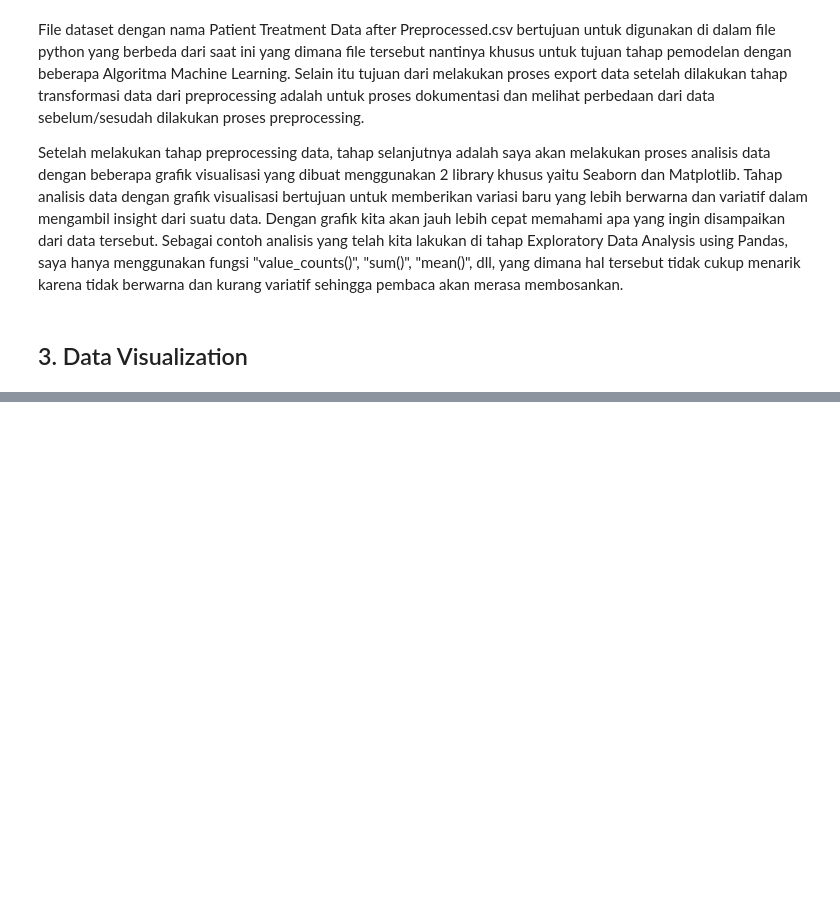
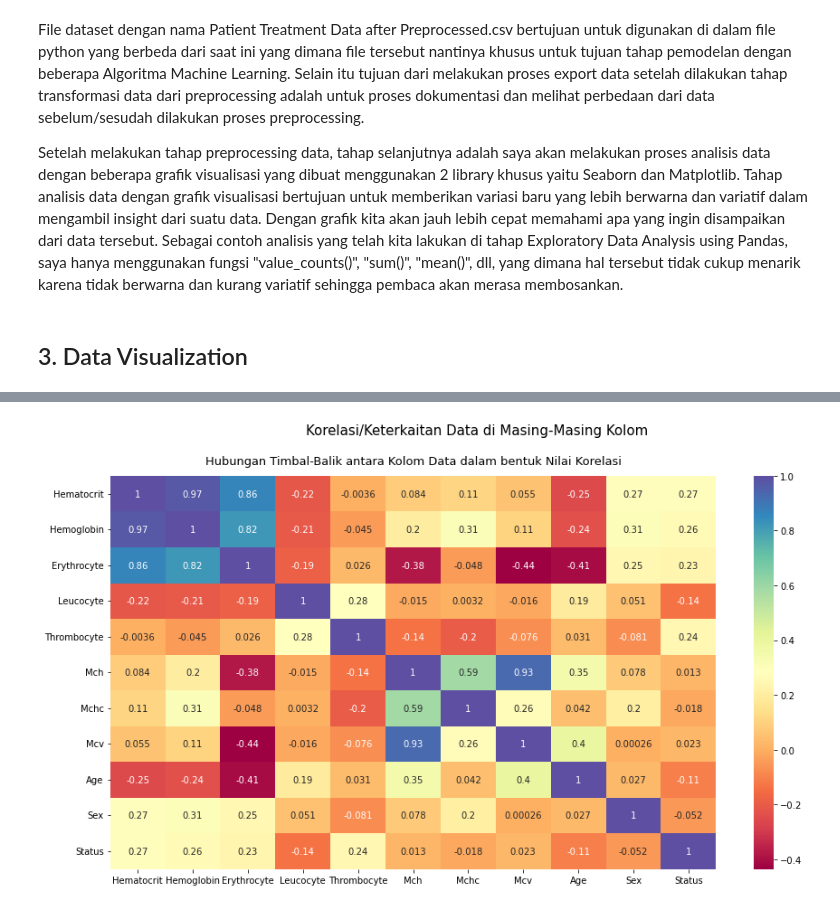
Before and after one commit to pramudianzaheka92/ClassificationwithEnsembleLearningMethod, a Jupyter notebook: Code Script/1. Exploratory Data Analysis with Pandas, Preprocessing & Visualization.ipynb, the cells around one changed output, grey strips where cells are left out. Saved outputs shown, nothing was run; the diff lists cells and outputs as text; code cells hidden in the pictures; blank space fills up the shorter version.

```diff
--- a/Code Script/1. Exploratory Data Analysis with Pandas, Preprocessing & Visualization.ipynb
+++ b/Code Script/1. Exploratory Data Analysis with Pandas, Preprocessing & Visualization.ipynb
@@ -762,0 +798,11 @@ plt.show()
+# %%
+# Melihat nilai korelasi/keterkaitan antar masing-masing data dari variabel DataFrame "data_patient_treatment"
+plt.figure(figsize=(15, 8))
+
+sns.heatmap(data_patient_treatment.corr(), cmap="Spectral", annot=True)
+plt.suptitle("Korelasi/Keterkaitan Data di Masing-Masing Kolom", fontsize=15)
+plt.title("Hubungan Timbal-Balik antara Kolom Data dalam bentuk Nilai Korelasi", fontsize=13, pad=13, loc="center")
+#plt.savefig("../Data Visualization/Grafik Korelasi untuk Melihat Hubungan Sebab-Akibat antar Kolom.png")
+plt.show()
+# %% [output]
+[figure, added]
```
Also changed, not shown: parts of 10 cells of this notebook, 5 other files.
